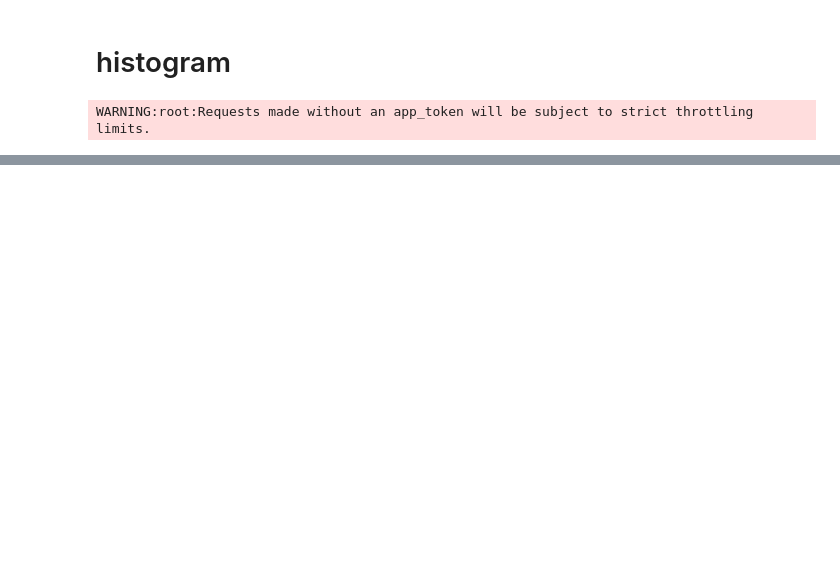
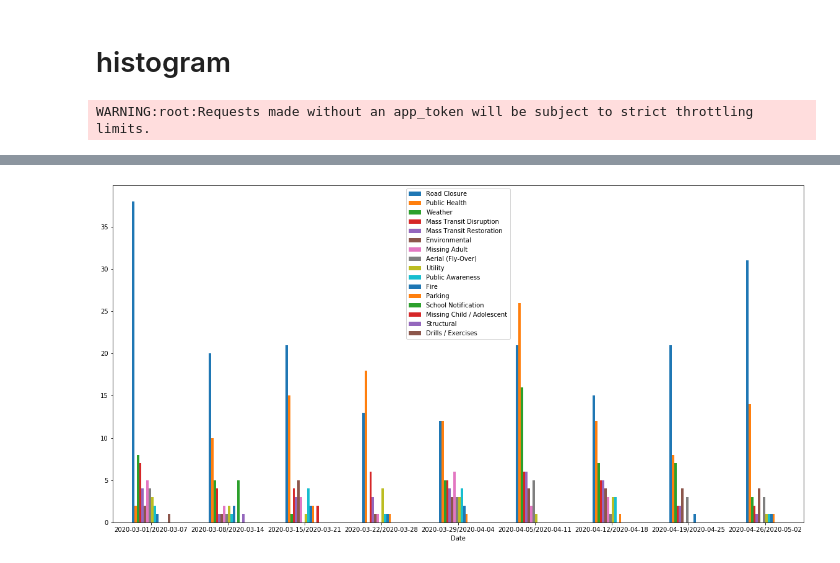
Before and after one commit to zhangxuebinhhh/NYC-Covid-Analysis, a Jupyter notebook: Data_Analysis/histogram.ipynb, the cells around one changed output, grey strips where cells are left out. Saved outputs shown, nothing was run; the diff lists cells and outputs as text; code cells hidden in the pictures; blank space fills up the shorter version.

```diff
--- a/Data_Analysis/histogram.ipynb
+++ b/Data_Analysis/histogram.ipynb
@@ -72,0 +92,4 @@ week = int((datetime.strptime(date_max, '%Y-%m-%d') - datetime.strptime(ds, '%Y-
+# %%
+axes = result.plot.bar(rot = 0, figsize=(20,10))
+# %% [output]
+[figure, added]
```
Also changed, not shown: parts of 10 cells of this notebook, 1 other file.
